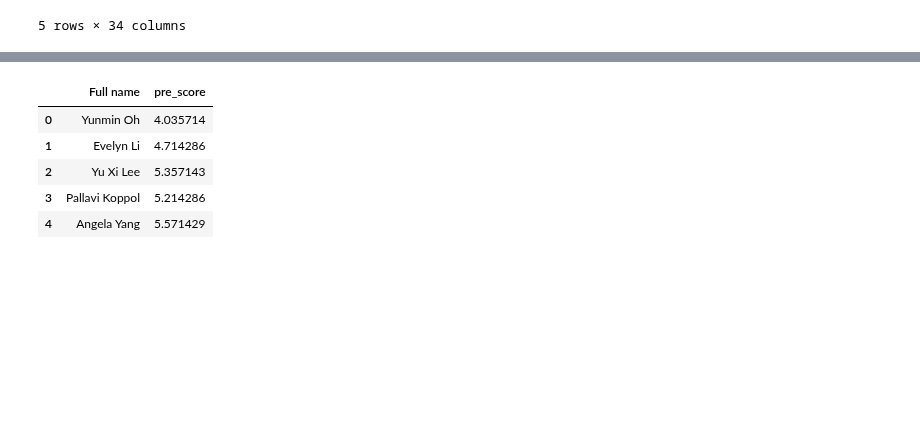
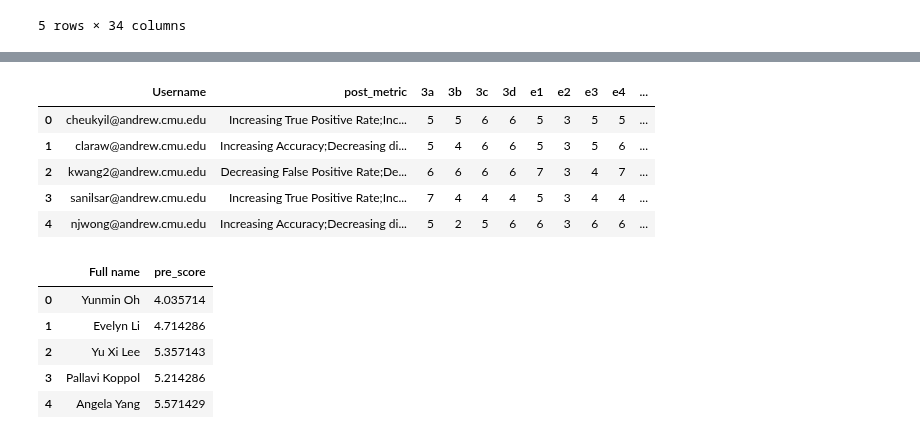
Before and after one commit to WesDeng/Recidivism_Exp, a Jupyter notebook: Untitled1.ipynb, the cells around one changed output, grey strips where cells are left out. Cells and saved outputs as stored; diff of their text form; code cells hidden in the pictures; blank space fills up the shorter version.

```diff
--- a/Untitled1.ipynb
+++ b/Untitled1.ipynb
@@ -29,0 +66,17 @@ all_together_short.head()
+# %%
+post_survey = df_post_survey.rename(columns = {'3 (a). Through the in-class activity, I understand the perspective of the judges who make decisions with the support of the recidivism predictive tools. ' : "3a",
+                                              '3 (b). Through the in-class activity, I understand the perspective of the defendants who are directly affected by the recidivism predictive tools. ':'3b',
+                                              '3 (c). Through the in-class activity, I understand the perspective of the community members who are concerned about re-offending behavior in the community.  ':'3c',
+                                              '3 (d). Through the in-class activity, I understand the perspective of the fairness advocates who want to prevent unfair treatment on some demographics.  ':'3d',
+                                              '1. The activity helps me understand trade-offs in designing consequential applications in Machine Learning': 'e1',
+                                              '2. Help us verify that you are paying attention! Please choose the third option from the left. ':'e2',
+       '3. I became familiar with the model card quickly.':'e3',
+       '4. The model card is easy to interpret.':'e4',
+       '5. I trust algorithms to make consequential decisions':'e5',
+       '6. If your trust in using algorithms to make consequential decisions has changed, what caused that?':'e6',
+       '7.  The activity is engaging compared to traditional pedagogical methods like lectures or tutorials':'e7',
+       '8.  I would recommend my friends to try out the activity.':'e8',
+       '9.  The final model our group selected sufficiently captured my values and opinions.':'e9',
+       '10. All of us in the team had a voice in the discussion.':'e10'})
+
+post_survey.columns
@@ -29,0 +98,3 @@ all_together_short.head()
+# %%
+post_survey = post_survey.rename(columns = {'1 (a). For any algorithmic decision-making system, what metrics below do you think are the most important ones to consider in tuning the algorithm? ':'post_metric'})
+post_survey.columns
@@ -30,3 +163,14 @@ all_together_short.head()
+# %%
+post_survey_short = post_survey[['Username', 'post_metric', '3a', '3b', '3c', '3d','e1', 'e2', 'e3',
+       'e4', 'e5','e7', 'e8', 'e9', 'e10']]
+post_survey_short.head()
+# %% [output]
+|  | Username | post_metric | 3a | 3b | 3c | 3d | e1 | e2 | e3 | e4 | ... |
+| 0 | cheukyil@andrew.cmu.edu | Increasing True Positive Rate;Inc... | 5 | 5 | 6 | 6 | 5 | 3 | 5 | 5 | ... |
+| 1 | claraw@andrew.cmu.edu | Increasing Accuracy;Decreasing di... | 5 | 4 | 6 | 6 | 5 | 3 | 5 | 6 | ... |
+| 2 | kwang2@andrew.cmu.edu | Decreasing False Positive Rate;De... | 6 | 6 | 6 | 6 | 7 | 3 | 4 | 7 | ... |
+| 3 | sanilsar@andrew.cmu.edu | Increasing True Positive Rate;Inc... | 7 | 4 | 4 | 4 | 5 | 3 | 4 | 4 | ... |
+| 4 | njwong@andrew.cmu.edu | Increasing Accuracy;Decreasing di... | 5 | 2 | 5 | 6 | 6 | 3 | 6 | 6 | ... |
 # %%
 pre_quiz = pre_quiz.rename(columns = {'name' : "Full name", 'score' : 'pre_score'})
 pre_quiz.head()
```
Also changed, not shown: parts of 14 cells of this notebook, 2 other files.
